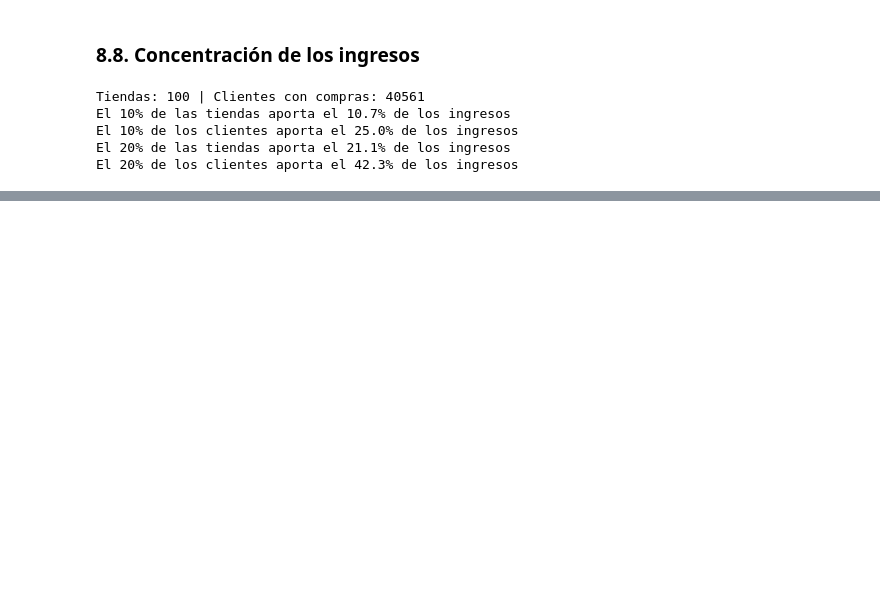
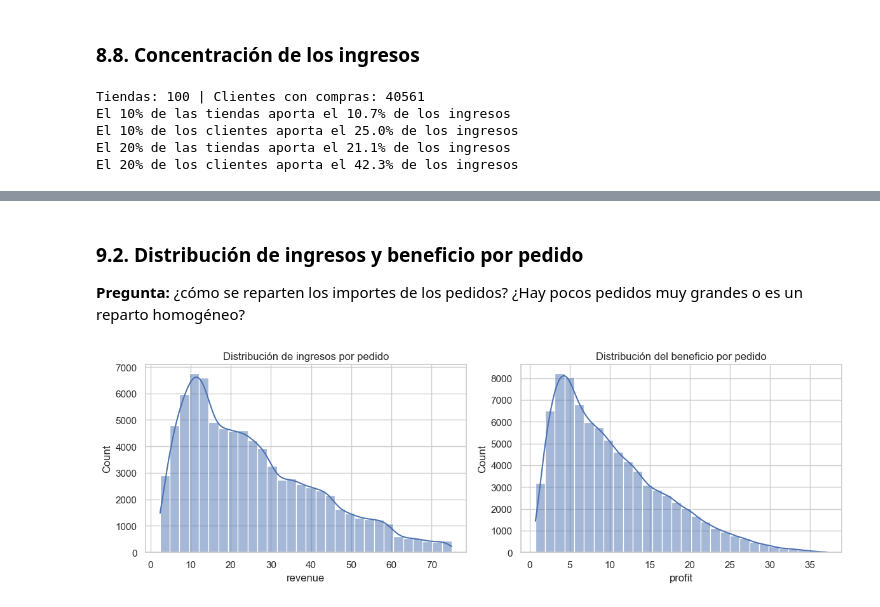
Before and after one commit to SofiaConsoli/Proyecto_Final_Data_and_Analytics, a Jupyter notebook: notebooks/proyecto_final_EDA_python.ipynb, the cells around one changed output, grey strips where cells are left out. Saved outputs shown, nothing was run; the diff lists cells and outputs as text; code cells hidden in the pictures; blank space fills up the shorter version.

Commit message:
10mo commit
actualizacion del notebook y creacion de graficos

```diff
--- a/notebooks/proyecto_final_EDA_python.ipynb
+++ b/notebooks/proyecto_final_EDA_python.ipynb
@@ -23,6 +25,12 @@ Luego de importar las librerias a utilizar en el proyecto, vamos a cargar los da
 sales_df = pd.read_csv("../data/raw/sales_nov-dec_2023.csv")
 customers_df = pd.read_csv("../data/raw/customers.csv")
 stores_df = pd.read_csv("../data/raw/stores.csv")
+# %%
+# Carpeta para guardar los gráficos para usarlos luego en el README
+os.makedirs("../images", exist_ok=True)
+
+def guardar_grafico(nombre):
+    plt.savefig(f"../images/{nombre}.png", dpi=150, bbox_inches="tight")
 # %% [markdown]
 ## 3. EXPLORACIÓN INICIAL
 
@@ -937,0 +992,18 @@ El 20% de los clientes aporta el 42.3% de los ingresos
+# %% [markdown]
+### 9.2. Distribución de ingresos y beneficio por pedido
+
+**Pregunta:** ¿cómo se reparten los importes de los pedidos? ¿Hay pocos pedidos muy grandes o es un reparto homogéneo?
+# %%
+fig, axes = plt.subplots(1, 2, figsize=(12, 4))
+
+sns.histplot(data=eda_df, x="revenue", bins=30, kde=True, ax=axes[0])
+axes[0].set_title("Distribución de ingresos por pedido")
+
+sns.histplot(data=eda_df, x="profit", bins=30, kde=True, ax=axes[1])
+axes[1].set_title("Distribución del beneficio por pedido")
+
+plt.tight_layout()
+guardar_grafico("09_2_distribucion_ingresos_beneficio")
+plt.show()
+# %% [output]
+[figure, added]
```
Also changed, not shown: parts of 41 cells of this notebook, 4 other files.
